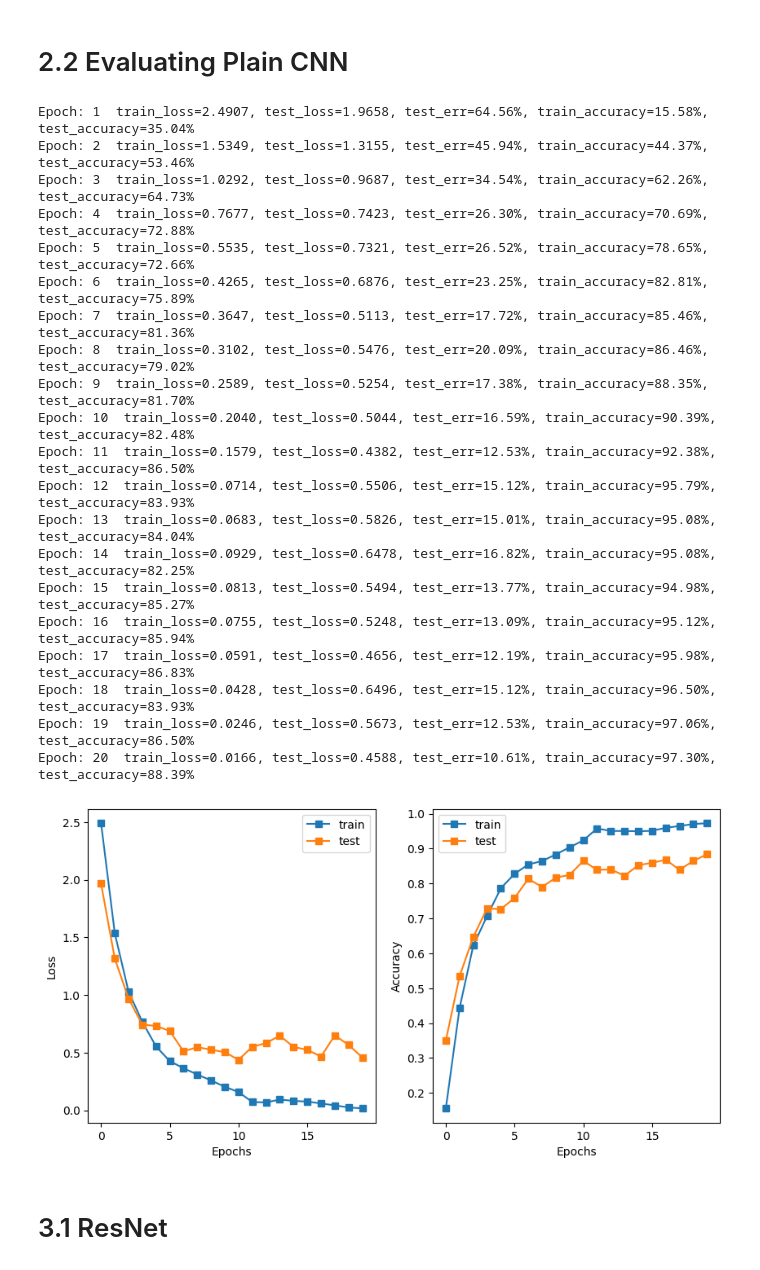
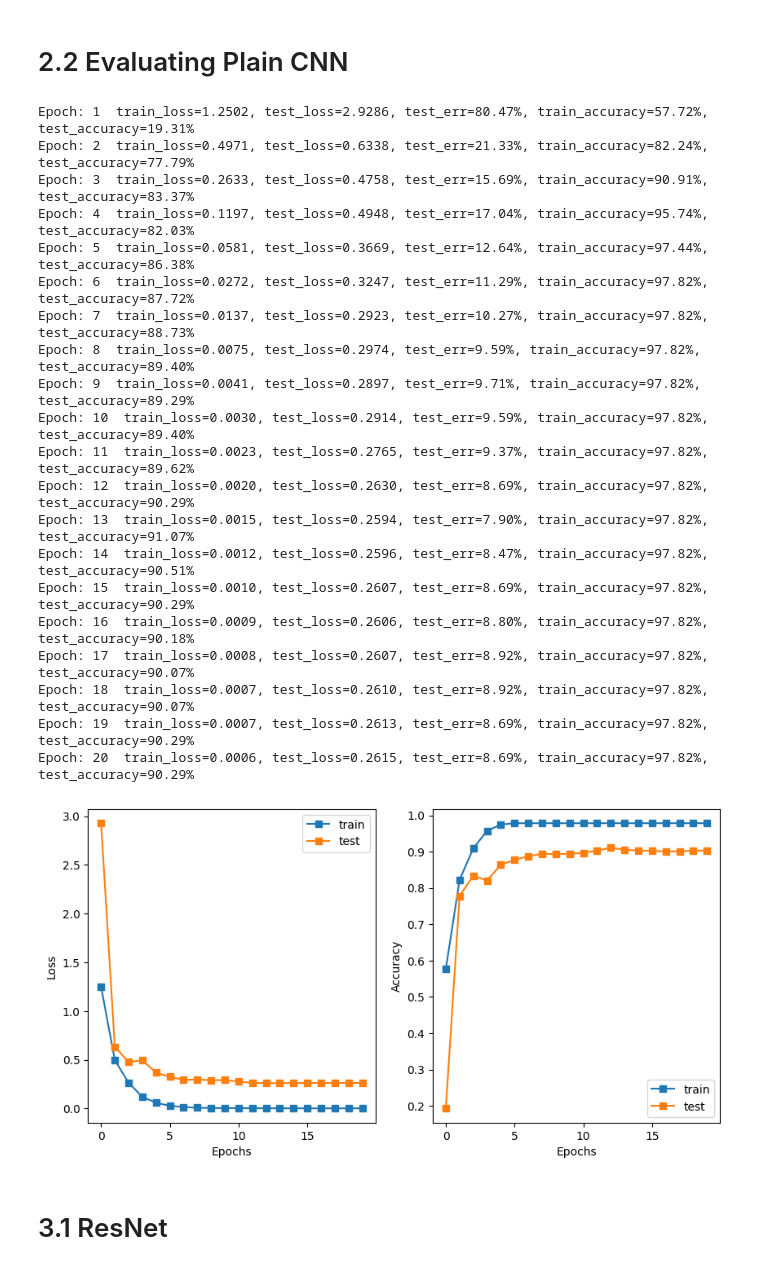
Before and after one commit to smarkandu/COMP432-Project, a Jupyter notebook: 23740137_Project_COMP432.ipynb, the cells around one changed output. Drawn from its saved outputs; the diff is of its cells as text; code cells hidden in the pictures.

Commit message:
Added batchnorm layers, and perform a deepcopy of the model

```diff
--- a/23740137_Project_COMP432.ipynb
+++ b/23740137_Project_COMP432.ipynb
@@ -264,26 +264,31 @@ plain_cnn_model = torch.nn.Sequential( #120 X 120 X 1
     torch.nn.Dropout(drop_out_value),
     torch.nn.ReLU(),
     torch.nn.MaxPool2d(kernel_size=2, stride=2), #60 X 60 X ?
+    torch.nn.BatchNorm2d(8),
 
     torch.nn.Conv2d(8, 16, kernel_size=5, padding=2), #60 X 60 X ?
     torch.nn.Dropout(drop_out_value),
     torch.nn.ReLU(),
     torch.nn.MaxPool2d(kernel_size=2, stride=2), #30 X 30 X ?
+    torch.nn.BatchNorm2d(16),
 
     torch.nn.Conv2d(16, 32, kernel_size=5, padding=2), #30 X 30 X ?
     torch.nn.Dropout(drop_out_value),
     torch.nn.ReLU(),
     torch.nn.MaxPool2d(kernel_size=2, stride=2), #15 X 15 X ?
+    torch.nn.BatchNorm2d(32),
 
     torch.nn.Conv2d(32, 64, kernel_size=5, padding=2), #15 X 15 X ?
     torch.nn.Dropout(drop_out_value),
     torch.nn.ReLU(),
     torch.nn.MaxPool2d(kernel_size=2, stride=2), #7 X 7 X ?
+    torch.nn.BatchNorm2d(64),
 
     torch.nn.Conv2d(64, 128, kernel_size=5, padding=2), #15 X 15 X ?
     torch.nn.Dropout(drop_out_value),
     torch.nn.ReLU(),
     torch.nn.MaxPool2d(kernel_size=2, stride=2), #7 X 7 X ?
+    torch.nn.BatchNorm2d(128),
 
     # torch.nn.Conv2d(128, 256, kernel_size=5, padding=2), #15 X 15 X ?
     # torch.nn.ReLU(),
@@ -298,35 +303,37 @@ plain_cnn_model = torch.nn.Sequential( #120 X 120 X 1
 # %%
 # Hyperparameters
 batch_size=64
 epochs=20
-lr=0.0010
+lr=0.001
+import copy
 
 # Your code to define loss function and optimizer here. Aim for 2 lines.
 loss = torch.nn.CrossEntropyLoss()
-optimizer = torch.optim.Adam(plain_cnn_model.parameters(), lr=lr)
-plot_epochs(X_trn, y_trn, X_tst, y_tst, plain_cnn_model.to(device), optimizer)
+model = copy.deepcopy(plain_cnn_model)
+optimizer = torch.optim.Adam(model.parameters(), lr=lr)
+plot_epochs(X_trn, y_trn, X_tst, y_tst, model.to(device), optimizer)
 # %% [output]
-Epoch: 1  train_loss=2.4907, test_loss=1.9658, test_err=64.56%, train_accuracy=15.58%, test_accuracy=35.04%
-Epoch: 2  train_loss=1.5349, test_loss=1.3155, test_err=45.94%, train_accuracy=44.37%, test_accuracy=53.46%
-Epoch: 3  train_loss=1.0292, test_loss=0.9687, test_err=34.54%, train_accuracy=62.26%, test_accuracy=64.73%
-Epoch: 4  train_loss=0.7677, test_loss=0.7423, test_err=26.30%, train_accuracy=70.69%, test_accuracy=72.88%
-Epoch: 5  train_loss=0.5535, test_loss=0.7321, test_err=26.52%, train_accuracy=78.65%, test_accuracy=72.66%
-Epoch: 6  train_loss=0.4265, test_loss=0.6876, test_err=23.25%, train_accuracy=82.81%, test_accuracy=75.89%
-Epoch: 7  train_loss=0.3647, test_loss=0.5113, test_err=17.72%, train_accuracy=85.46%, test_accuracy=81.36%
-Epoch: 8  train_loss=0.3102, test_loss=0.5476, test_err=20.09%, train_accuracy=86.46%, test_accuracy=79.02%
-Epoch: 9  train_loss=0.2589, test_loss=0.5254, test_err=17.38%, train_accuracy=88.35%, test_accuracy=81.70%
-Epoch: 10  train_loss=0.2040, test_loss=0.5044, test_err=16.59%, train_accuracy=90.39%, test_accuracy=82.48%
-Epoch: 11  train_loss=0.1579, test_loss=0.4382, test_err=12.53%, train_accuracy=92.38%, test_accuracy=86.50%
-Epoch: 12  train_loss=0.0714, test_loss=0.5506, test_err=15.12%, train_accuracy=95.79%, test_accuracy=83.93%
-Epoch: 13  train_loss=0.0683, test_loss=0.5826, test_err=15.01%, train_accuracy=95.08%, test_accuracy=84.04%
-Epoch: 14  train_loss=0.0929, test_loss=0.6478, test_err=16.82%, train_accuracy=95.08%, test_accuracy=82.25%
-Epoch: 15  train_loss=0.0813, test_loss=0.5494, test_err=13.77%, train_accuracy=94.98%, test_accuracy=85.27%
-Epoch: 16  train_loss=0.0755, test_loss=0.5248, test_err=13.09%, train_accuracy=95.12%, test_accuracy=85.94%
-Epoch: 17  train_loss=0.0591, test_loss=0.4656, test_err=12.19%, train_accuracy=95.98%, test_accuracy=86.83%
-Epoch: 18  train_loss=0.0428, test_loss=0.6496, test_err=15.12%, train_accuracy=96.50%, test_accuracy=83.93%
-Epoch: 19  train_loss=0.0246, test_loss=0.5673, test_err=12.53%, train_accuracy=97.06%, test_accuracy=86.50%
-Epoch: 20  train_loss=0.0166, test_loss=0.4588, test_err=10.61%, train_accuracy=97.30%, test_accuracy=88.39%
+Epoch: 1  train_loss=1.2502, test_loss=2.9286, test_err=80.47%, train_accuracy=57.72%, test_accuracy=19.31%
+Epoch: 2  train_loss=0.4971, test_loss=0.6338, test_err=21.33%, train_accuracy=82.24%, test_accuracy=77.79%
+Epoch: 3  train_loss=0.2633, test_loss=0.4758, test_err=15.69%, train_accuracy=90.91%, test_accuracy=83.37%
+Epoch: 4  train_loss=0.1197, test_loss=0.4948, test_err=17.04%, train_accuracy=95.74%, test_accuracy=82.03%
+Epoch: 5  train_loss=0.0581, test_loss=0.3669, test_err=12.64%, train_accuracy=97.44%, test_accuracy=86.38%
+Epoch: 6  train_loss=0.0272, test_loss=0.3247, test_err=11.29%, train_accuracy=97.82%, test_accuracy=87.72%
+Epoch: 7  train_loss=0.0137, test_loss=0.2923, test_err=10.27%, train_accuracy=97.82%, test_accuracy=88.73%
+Epoch: 8  train_loss=0.0075, test_loss=0.2974, test_err=9.59%, train_accuracy=97.82%, test_accuracy=89.40%
+Epoch: 9  train_loss=0.0041, test_loss=0.2897, test_err=9.71%, train_accuracy=97.82%, test_accuracy=89.29%
+Epoch: 10  train_loss=0.0030, test_loss=0.2914, test_err=9.59%, train_accuracy=97.82%, test_accuracy=89.40%
+Epoch: 11  train_loss=0.0023, test_loss=0.2765, test_err=9.37%, train_accuracy=97.82%, test_accuracy=89.62%
+Epoch: 12  train_loss=0.0020, test_loss=0.2630, test_err=8.69%, train_accuracy=97.82%, test_accuracy=90.29%
+Epoch: 13  train_loss=0.0015, test_loss=0.2594, test_err=7.90%, train_accuracy=97.82%, test_accuracy=91.07%
+Epoch: 14  train_loss=0.0012, test_loss=0.2596, test_err=8.47%, train_accuracy=97.82%, test_accuracy=90.51%
+Epoch: 15  train_loss=0.0010, test_loss=0.2607, test_err=8.69%, train_accuracy=97.82%, test_accuracy=90.29%
+Epoch: 16  train_loss=0.0009, test_loss=0.2606, test_err=8.80%, train_accuracy=97.82%, test_accuracy=90.18%
+Epoch: 17  train_loss=0.0008, test_loss=0.2607, test_err=8.92%, train_accuracy=97.82%, test_accuracy=90.07%
+Epoch: 18  train_loss=0.0007, test_loss=0.2610, test_err=8.92%, train_accuracy=97.82%, test_accuracy=90.07%
+Epoch: 19  train_loss=0.0007, test_loss=0.2613, test_err=8.69%, train_accuracy=97.82%, test_accuracy=90.29%
+Epoch: 20  train_loss=0.0006, test_loss=0.2615, test_err=8.69%, train_accuracy=97.82%, test_accuracy=90.29%
-[figure, old version]
+[figure, new version]
 # %% [markdown]
 # 3.1 ResNet
 # %%
```
